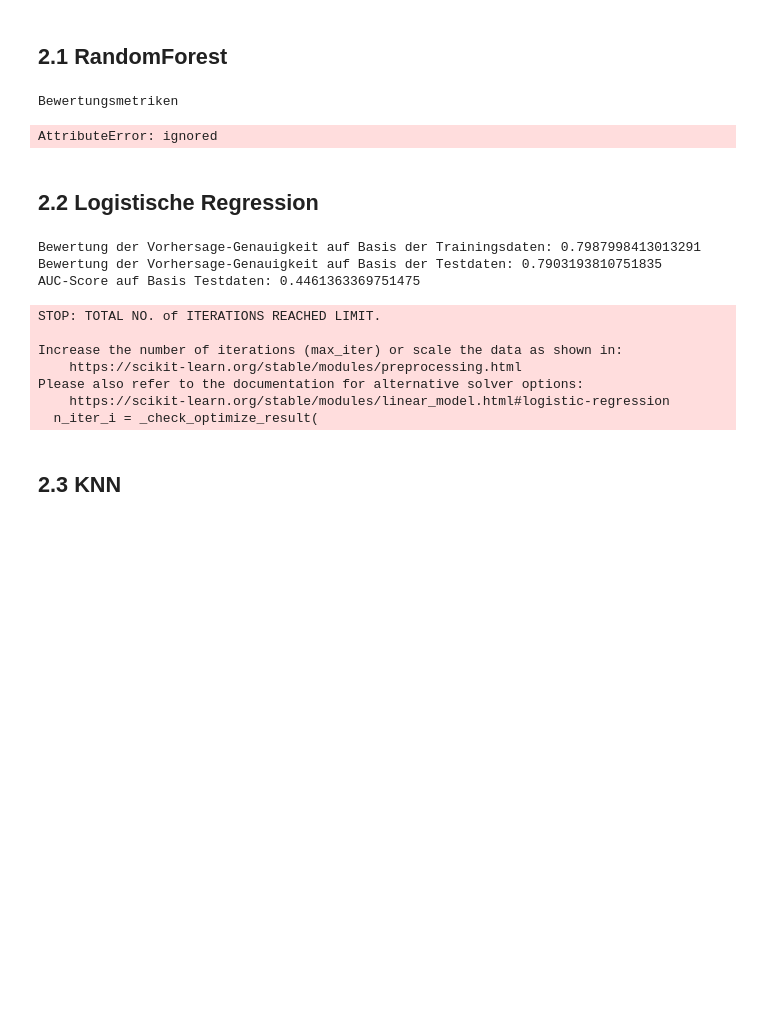
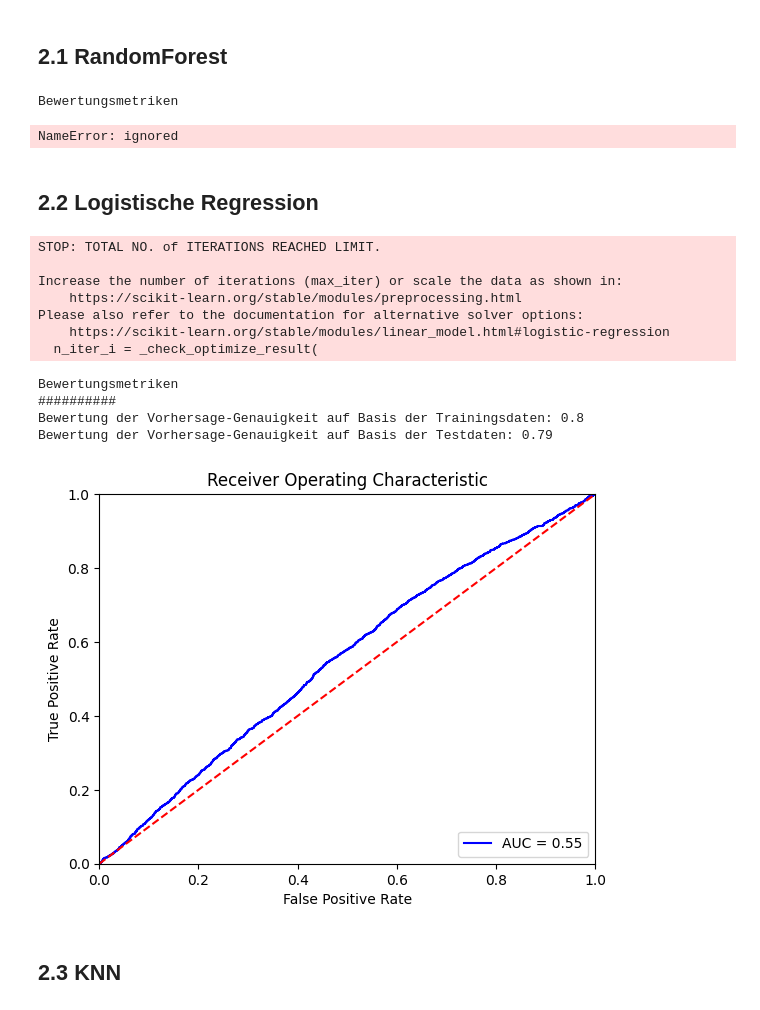
Before and after one commit to sebastianiu/Prognosemodell_Online_Kreditzahlungsverkehr, a Jupyter notebook: models/dev/Modell.ipynb, the cells around one changed output. Cells and saved outputs as stored; diff of their text form; code cells hidden in the pictures; blank space fills up the shorter version.

```diff
--- a/models/dev/Modell.ipynb
+++ b/models/dev/Modell.ipynb
@@ -24,7 +25,25 @@ from sklearn.datasets import make_classification
 from sklearn.metrics import accuracy_score, confusion_matrix, precision_score, recall_score, ConfusionMatrixDisplay
 from sklearn.model_selection import RandomizedSearchCV, train_test_split
 from scipy.stats import randint
-from sklearn.metrics import roc_auc_score
+from sklearn.metrics import  auc
+from sklearn.metrics import  roc_curve
+
+def auc_visualisierung(model,x_test,y_test):
+  # Berechnung der Falsch-Positiv-Rate und der Wahr-Positiv-Rate für alle Schwellenwerte der Klassifizierung
+  probs = model.predict_proba(x_test)
+  preds = probs[:,1]
+  fpr, tpr, threshold = roc_curve(y_test, preds)
+  roc_auc = auc(fpr, tpr)
+  # Visualisierung
+  plt.title('Receiver Operating Characteristic')
+  plt.plot(fpr, tpr, 'b', label = 'AUC = %0.2f' % roc_auc)
+  plt.legend(loc = 'lower right')
+  plt.plot([0, 1], [0, 1],'r--')
+  plt.xlim([0, 1])
+  plt.ylim([0, 1])
+  plt.ylabel('True Positive Rate')
+  plt.xlabel('False Positive Rate')
+  plt.show()
 
 # Datenaufbereitung
 label_encoder = LabelEncoder()
@@ -58,39 +77,46 @@ rfc.fit(x_train, y_train)
 y_pred_proba = rfc.predict_proba(x_test)
 
 print('Bewertungsmetriken')
-print(f"Vorhersage-Genauigkeit auf Basis der Trainingsdaten: {rfc.accuracy_score(x_train, y_train)}")
-print(f"Vorhersage-Genauigkeit auf Basis der Testdaten: {rfc.accuracy_score(x_test, y_test)}")
-print(f"AUC-Score auf Basis Testdaten: {roc_auc_score(y_test, y_pred_proba[:,0])}")
+print('#'*20)
+print(f"Vorhersage-Genauigkeit auf Basis der Trainingsdaten: {round(rfc.score(x_test, y_test),2)}")
+print(f"Vorhersage-Genauigkeit auf Basis der Testdaten: {round(rfc.score(x_test, y_test),2)}")
+print('\n')
+auc_visualisierung(rfc,x_test,y_test)
 # %% [output]
 Bewertungsmetriken
-AttributeError: ignored
+NameError: ignored
 # %% [markdown]
 ## 2.2 Logistische Regression
 # %%
 from sklearn.linear_model import LogisticRegression
 from sklearn import preprocessing
 
 x_train_scaled = preprocessing.StandardScaler().fit(x_train)
 
 lg = LogisticRegression(max_iter=10)
 lg.fit(x_train, y_train)
 
 y_pred_proba = lg.predict_proba(x_test)
 
-print(f"Bewertung der Vorhersage-Genauigkeit auf Basis der Trainingsdaten: {lg.score(x_train, y_train)}")
-print(f"Bewertung der Vorhersage-Genauigkeit auf Basis der Testdaten: {lg.score(x_test, y_test)}")
-print(f"AUC-Score auf Basis Testdaten: {roc_auc_score(y_test, y_pred_proba[:,0])}")
+print('Bewertungsmetriken')
+print('#'*20)
+print(f"Bewertung der Vorhersage-Genauigkeit auf Basis der Trainingsdaten: {round(lg.score(x_train, y_train),2)}")
+print(f"Bewertung der Vorhersage-Genauigkeit auf Basis der Testdaten: {round(lg.score(x_test, y_test),2)}")
+print('\n')
+auc_visualisierung(lg,x_test,y_test)
 # %% [output]
-Bewertung der Vorhersage-Genauigkeit auf Basis der Trainingsdaten: 0.7987998413013291
-Bewertung der Vorhersage-Genauigkeit auf Basis der Testdaten: 0.7903193810751835
-AUC-Score auf Basis Testdaten: 0.4461363369751475
+STOP: TOTAL NO. of ITERATIONS REACHED LIMIT.
+
+Increase the number of iterations (max_iter) or scale the data as shown in:
+    https://scikit-learn.org/stable/modules/preprocessing.html
+Please also refer to the documentation for alternative solver options:
+    https://scikit-learn.org/stable/modules/linear_model.html#logistic-regression
+  n_iter_i = _check_optimize_result(
-STOP: TOTAL NO. of ITERATIONS REACHED LIMIT.
-
-Increase the number of iterations (max_iter) or scale the data as shown in:
-    https://scikit-learn.org/stable/modules/preprocessing.html
-Please also refer to the documentation for alternative solver options:
-    https://scikit-learn.org/stable/modules/linear_model.html#logistic-regression
-  n_iter_i = _check_optimize_result(
+Bewertungsmetriken
+##########
+Bewertung der Vorhersage-Genauigkeit auf Basis der Trainingsdaten: 0.8
+Bewertung der Vorhersage-Genauigkeit auf Basis der Testdaten: 0.79
+[figure, added]
 # %% [markdown]
 ## 2.3 KNN
 # %%
```
Also changed, not shown: parts of 2 cells of this notebook.
